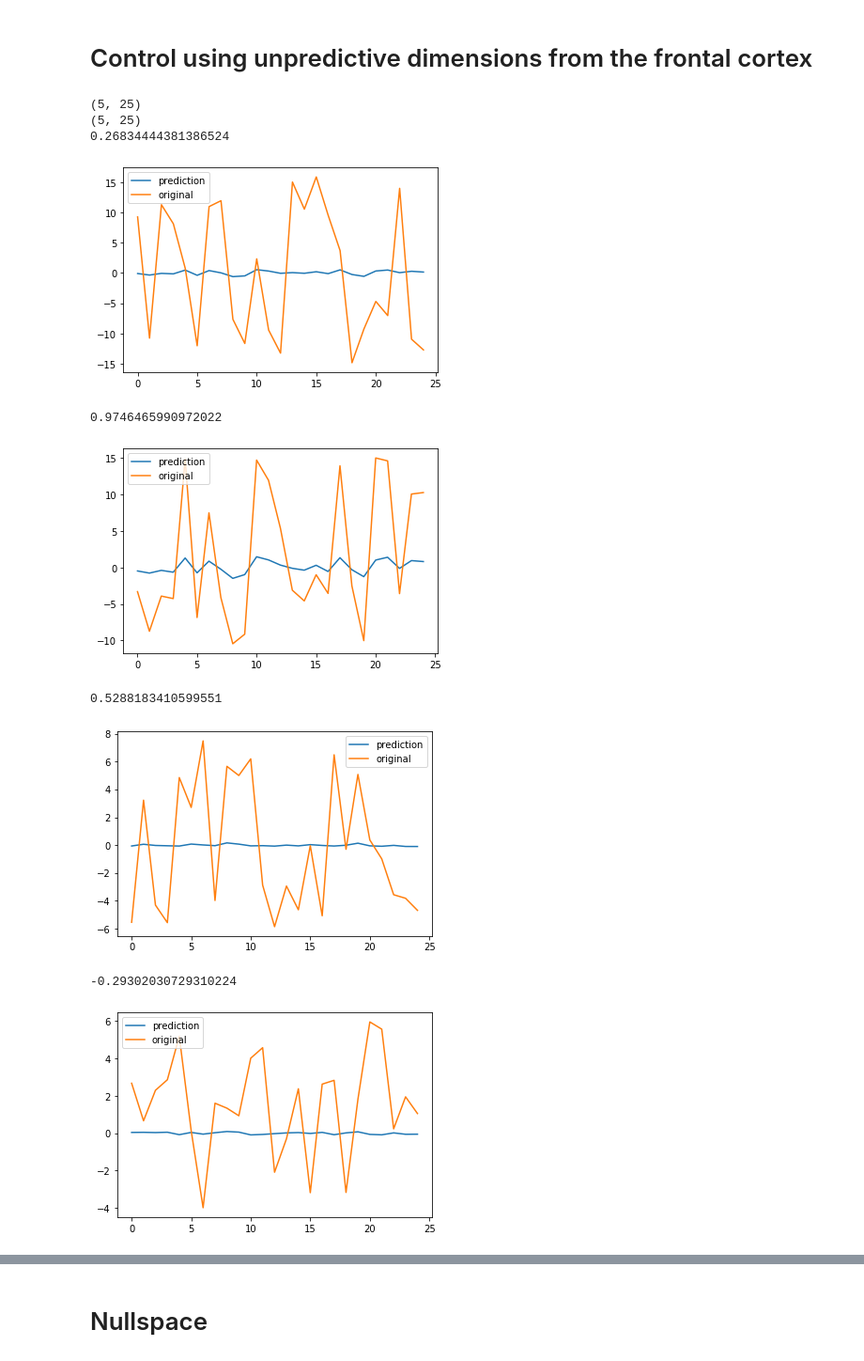
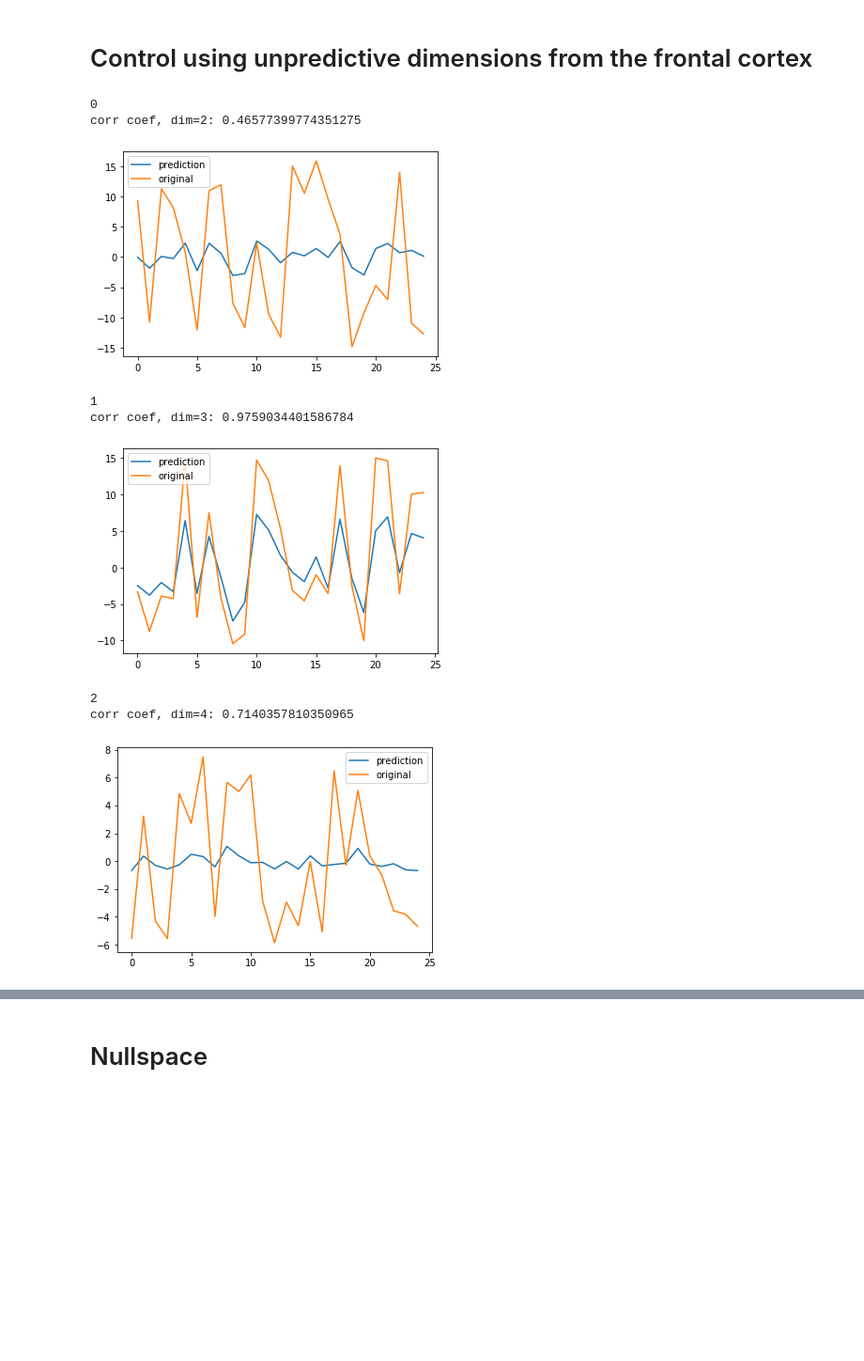
Before and after one commit to mariakesa/ConnectedLizards_NeuroMatch2020, a Jupyter notebook: NoteBookForMatthewClean.ipynb, the cells around one changed output, grey strips where cells are left out. Shown at 94% size. Cells and saved outputs as stored; diff of their text form; code cells hidden in the pictures; blank space fills up the shorter version.

```diff
--- a/NoteBookForMatthewClean.ipynb
+++ b/NoteBookForMatthewClean.ipynb
@@ -182,23 +182,17 @@ Dimensions that best explain variance on the test set: (array([0, 1]),)
 # %% [markdown]
 # Ridge regression from frontal subspace to behavior
 # %%
-def ridge_behavior(from_front_to_mid_reg,pca_frontal,pcs_front,front_test,pcs_front_test,pcs_beh,pcs_beh_test,pcs_mid_test,dimensions):
-    ridge_beh=Ridge()
-    ridge_beh.fit(pcs_beh,(from_front_to_mid_reg.coef_[dimensions[0],:]@(pcs_front.T)).T)
-    pred_beh=ridge_beh.coef_@pcs_beh_test.T
-    actual=(from_front_to_mid_reg.coef_[dimensions[0],:]@(pca_frontal.transform(front_test).T))#[dimensions[0],:]
+def ridge_behavior(from_front_to_mid_reg,pca_frontal,pcs_front,front_test,pcs_front_test,pcs_beh,pcs_beh_test,pcs_mid_test,dimensions,alpha=0.1):
+    ridge_beh=Ridge(alpha)
+    ridge_beh.fit((from_front_to_mid_reg.coef_[dimensions[0],:]@(pcs_front.T)).T,pcs_beh)
+    pred_beh=ridge_beh.coef_@from_front_to_mid_reg.coef_[dimensions[0],:]@(pcs_front_test.T)
+    actual=pcs_beh_test.T
     for j in range(0,dimensions[0].shape[0]):
         print(j)
         print('corr coef, dim=' + str(dimensions[0][j])+':', np.corrcoef(pred_beh[j,:],actual[j,:])[0,1])
         plt.plot(pred_beh[j,:],label='prediction')
         plt.plot(actual[j,:],label='original')
-        plt.show()
-    for j in range(0,pcs_mid_test.shape[1]):
-        print(j)
-        print('corr matrix between midbrain pcs and predictions from behavior')
-        corrs_with_midbrain=np.corrcoef(pcs_mid_test[:,j],pred_beh[:2,:])
-        print(corrs_with_midbrain)
-        sns.heatmap(corrs_with_midbrain)
+        plt.legend()
         plt.show()
 
 ridge_behavior(from_front_to_mid_reg,pca_frontal,pcs_front,front_test,pcs_front_test,pcs_beh,pcs_beh_test,pcs_mid_test,predictive_dimensions)
@@ -255,15 +206,14 @@ ridge_to_behavior(from_front_to_mid_reg,pca_frontal,pcs_front,front_test,pcs_fro
 # %% [markdown]
 # Control using unpredictive dimensions from the frontal cortex
 # %%
-ridge_to_behavior(from_front_to_mid_reg,pca_frontal,pcs_front,front_test,pcs_front_test,pcs_beh,pcs_beh_test,pcs_mid_test,unpredictive_dimensions)
+ridge_behavior(from_front_to_mid_reg,pca_frontal,pcs_front,front_test,pcs_front_test,pcs_beh,pcs_beh_test,pcs_mid_test,unpredictive_dimensions,alpha=0.01)
 # %% [output]
-(5, 25)
-(5, 25)
-0.26834444381386524
+0
+corr coef, dim=2: 0.46577399774351275
-[figure, old version]
+[figure, new version]
-0.9746465990972022
+1
+corr coef, dim=3: 0.9759034401586784
-[figure, old version]
+[figure, new version]
-0.5288183410599551
+2
+corr coef, dim=4: 0.7140357810350965
-[figure, old version]
+[figure, new version]
--0.29302030729310224
-[figure, removed]
```
Also changed, not shown: parts of 4 cells of this notebook.
